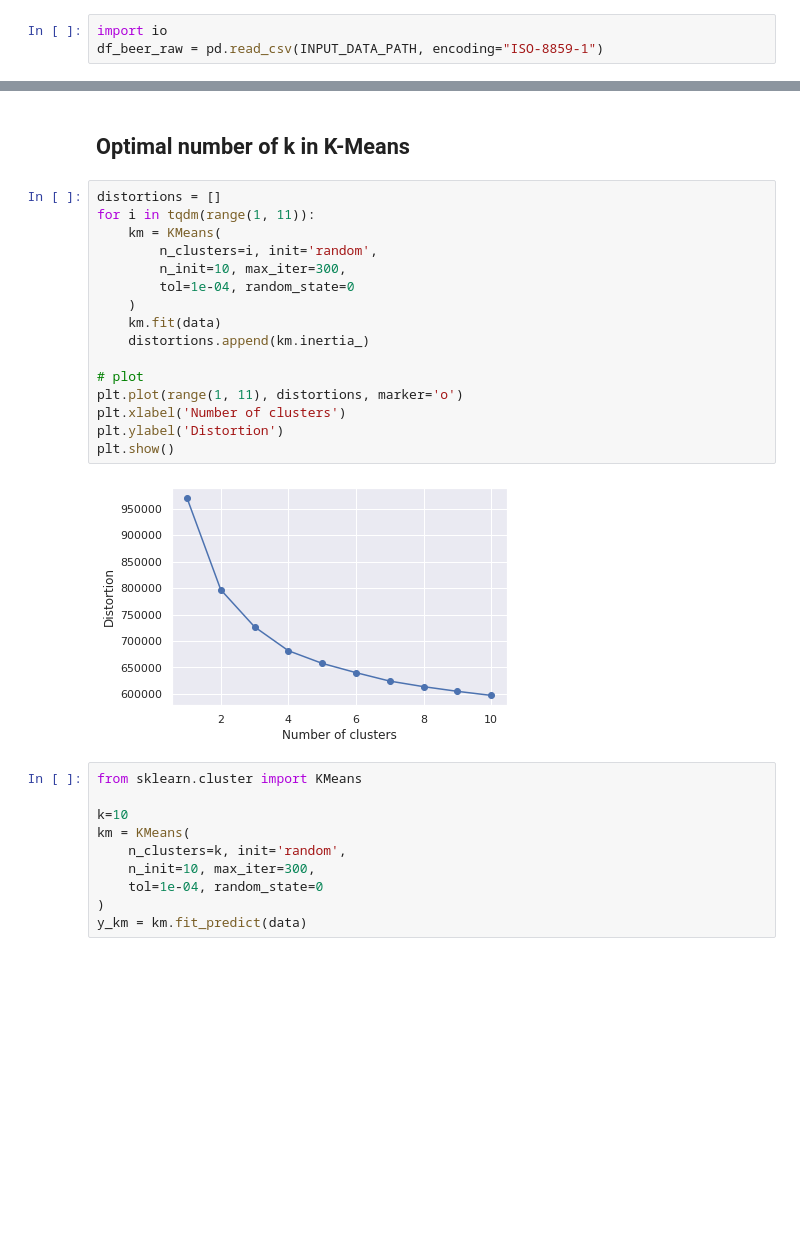
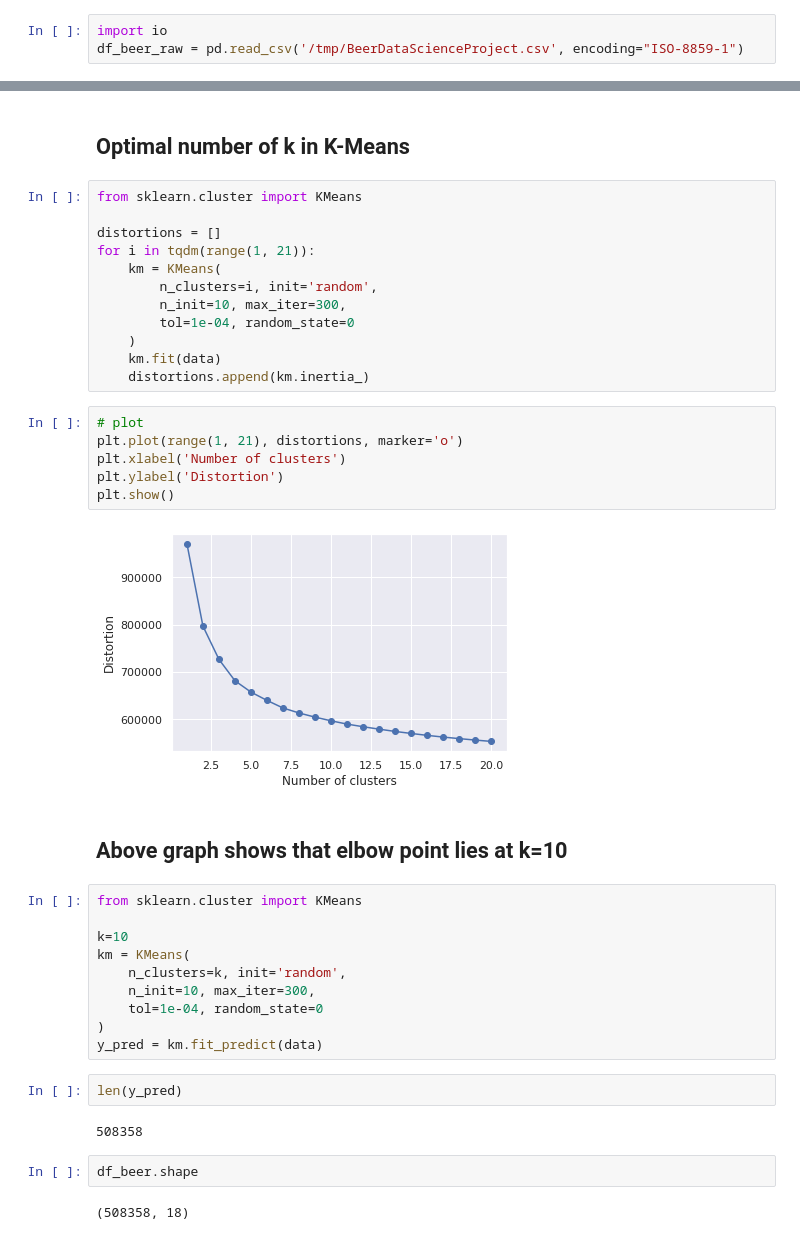
Before and after one commit to chetannitk/BeerDataScienceAssignment, a Jupyter notebook: notebooks/05-sklearn-k-mean-clustering-to-find-similar-beer-drinkers.ipynb, the cells around one changed output, grey strips where cells are left out. Saved outputs shown, nothing was run; the diff lists cells and outputs as text; blank space fills up the shorter version.

```diff
--- a/notebooks/05-sklearn-k-mean-clustering-to-find-similar-beer-drinkers.ipynb
+++ b/notebooks/05-sklearn-k-mean-clustering-to-find-similar-beer-drinkers.ipynb
@@ -55,6 +51,6 @@ drwxr-xr-x 2 chetan   chetan   4096 Jun  1 21:59 hsperfdata_chetan
 # %%
 import io
-df_beer_raw = pd.read_csv(INPUT_DATA_PATH, encoding="ISO-8859-1")
+df_beer_raw = pd.read_csv('/tmp/BeerDataScienceProject.csv', encoding="ISO-8859-1")
 # %%
 df_beer_raw.shape
 # %% [output]
@@ -205,8 +223,10 @@ for d in tqdm(list_train):
 # %% [markdown]
 ## Optimal number of k in K-Means
 # %%
+from sklearn.cluster import KMeans
+
 distortions = []
-for i in tqdm(range(1, 11)):
+for i in tqdm(range(1, 21)):
     km = KMeans(
         n_clusters=i, init='random',
         n_init=10, max_iter=300,
@@ -214,14 +234,16 @@ for i in tqdm(range(1, 11)):
     )
     km.fit(data)
     distortions.append(km.inertia_)
-
-# plot
-plt.plot(range(1, 11), distortions, marker='o')
-plt.xlabel('Number of clusters')
-plt.ylabel('Distortion')
-plt.show()
-# %% [output]
-[figure, removed]
+# %%
+# plot
+plt.plot(range(1, 21), distortions, marker='o')
+plt.xlabel('Number of clusters')
+plt.ylabel('Distortion')
+plt.show()
+# %% [output]
+[figure, added]
+# %% [markdown]
+## Above graph shows that elbow point lies at k=10
 # %%
 from sklearn.cluster import KMeans
 
@@ -231,4 +253,12 @@ km = KMeans(
     n_init=10, max_iter=300,
     tol=1e-04, random_state=0
 )
-y_km = km.fit_predict(data)
+y_pred = km.fit_predict(data)
+# %%
+len(y_pred)
+# %% [output]
+508358
+# %%
+df_beer.shape
+# %% [output]
+(508358, 18)
```
Also changed, not shown: parts of 12 cells of this notebook.
